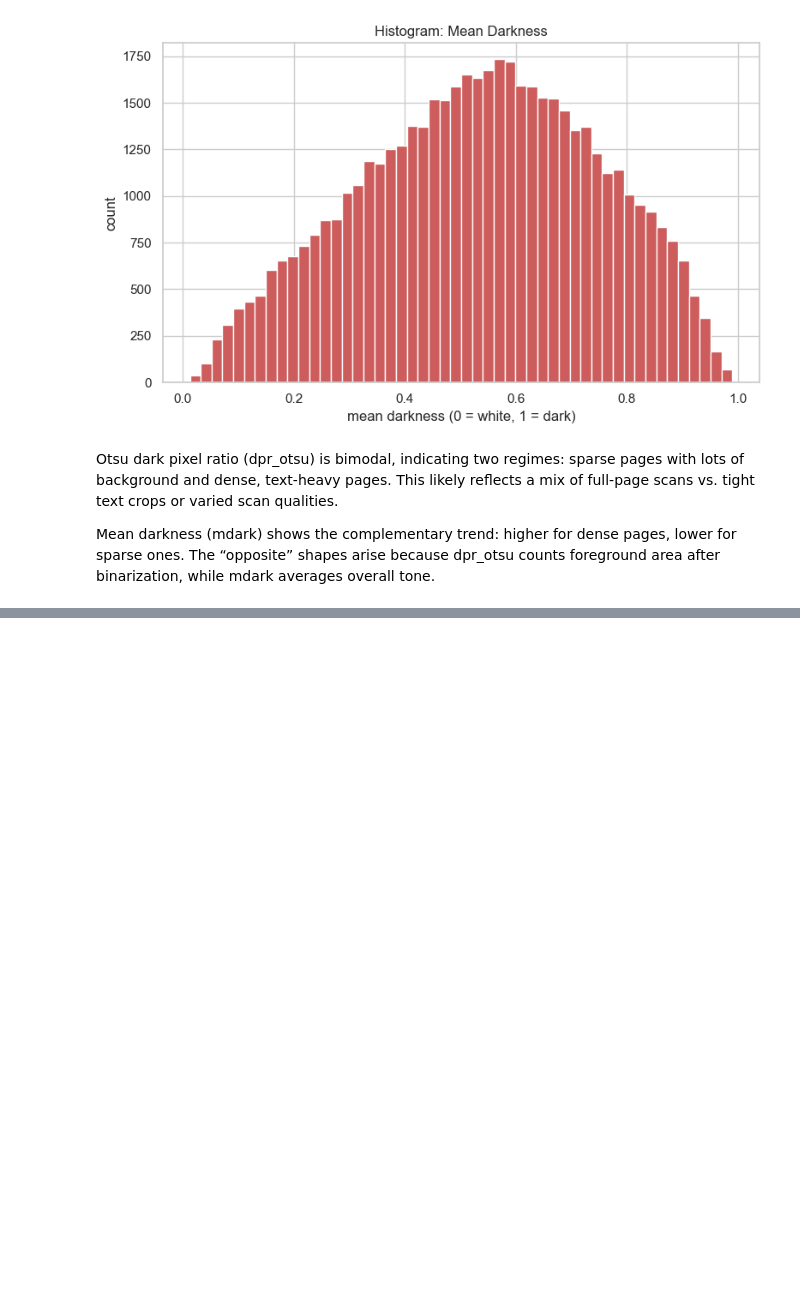
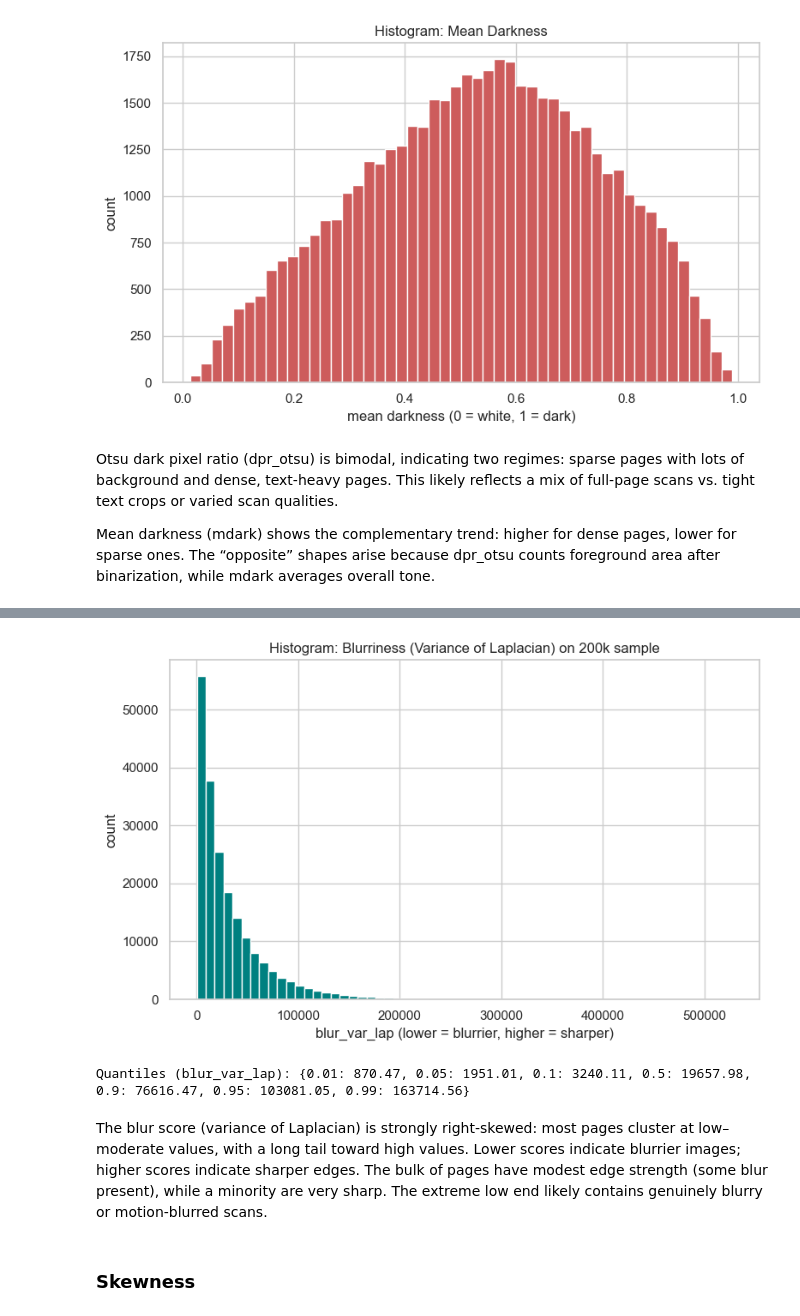
Before and after one commit to Shashquatch28/optical-character-recognition, a Jupyter notebook: EDA.ipynb, the cells around one changed output, grey strips where cells are left out. Cells and saved outputs as stored; diff of their text form; code cells hidden in the pictures; blank space fills up the shorter version.

```diff
--- a/EDA.ipynb
+++ b/EDA.ipynb
@@ -554,0 +624,52 @@ Mean darkness (mdark) shows the complementary trend: higher for dense pages, low
+# %%
+# ----- Function to Calculate Blur Score -----
+def blur_score(g):
+    if g is None:
+        return np.nan
+    lap = cv2.Laplacian(g, cv2.CV_64F, ksize=3)
+    return float(lap.var())
+
+# ----- Function to Record Blur Score -----
+def add_blur(df, batch=8000, image_col='image'):
+    out = df.reset_index(drop=True).copy()
+    n = len(out)
+    vals = np.empty(n, dtype=np.float64)
+
+    for s in tqdm(range(0, n, batch), desc='blur-batches'):
+        e = min(s + batch, n)
+        imgs = out.iloc[s:e][image_col].tolist()
+        for i, x in enumerate(imgs):
+            g = to_gray(x)
+            vals[s+i] = blur_score(g)
+
+    out['blur_var_lap'] = vals
+    return out
+# %%
+# ----- Sample 200K Entities -----
+df_sample = data_raw[['image']].sample(n=200000, random_state=42)
+
+# ----- Compute Blur Score -----
+df_blr = add_blur(df_sample, batch = 5000)
+# %%
+# ----- Histogram to Visulaise Blur -----
+s = pd.Series(df_blr['blur_var_lap']).dropna()
+
+plt.figure(figsize=(8,5))
+plt.hist(s, bins=60, color='teal', edgecolor='white')
+plt.title('Histogram: Blurriness (Variance of Laplacian) on 200k sample')
+plt.xlabel('blur_var_lap (lower = blurrier, higher = sharper)')
+plt.ylabel('count')
+
+plt.tight_layout()
+plt.show()
+# %% [output]
+[figure, added]
+# %%
+# ----- Compute Quantiles for Blur -----
+print('Quantiles (blur_var_lap):', s.quantile([0.01, 0.05, 0.10, 0.50, 0.90, 0.95, 0.99]).round(2).to_dict())
+# %% [output]
+Quantiles (blur_var_lap): {0.01: 870.47, 0.05: 1951.01, 0.1: 3240.11, 0.5: 19657.98, 0.9: 76616.47, 0.95: 103081.05, 0.99: 163714.56}
+# %% [markdown]
+The blur score (variance of Laplacian) is strongly right‑skewed: most pages cluster at low–moderate values, with a long tail toward high values. Lower scores indicate blurrier images; higher scores indicate sharper edges. The bulk of pages have modest edge strength (some blur present), while a minority are very sharp. The extreme low end likely contains genuinely blurry or motion‑blurred scans.
+# %% [markdown]
+### Skewness
```
Also changed, not shown: parts of 35 cells of this notebook.
